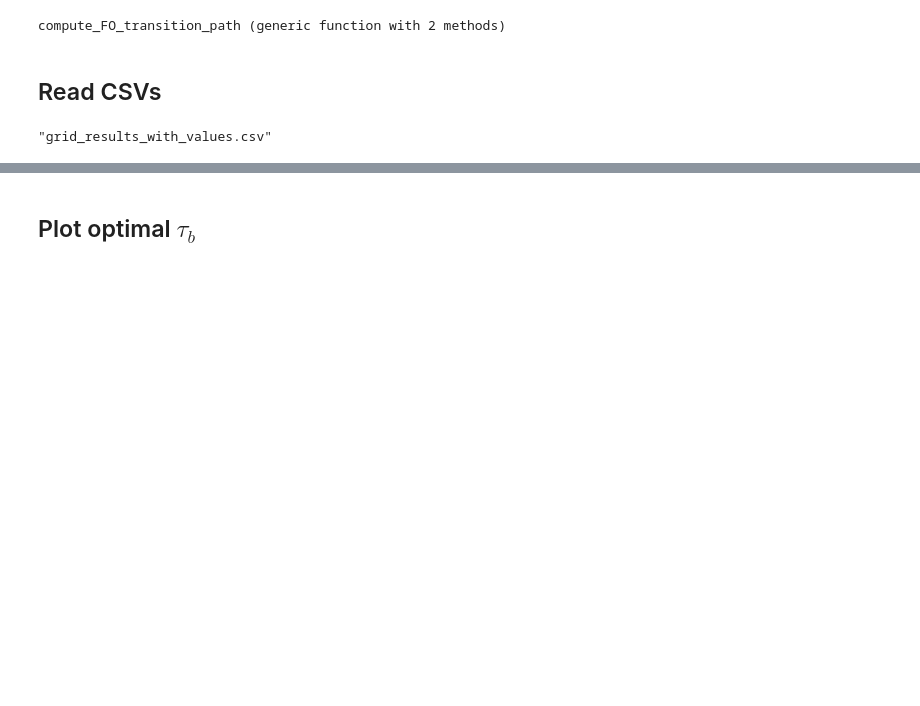
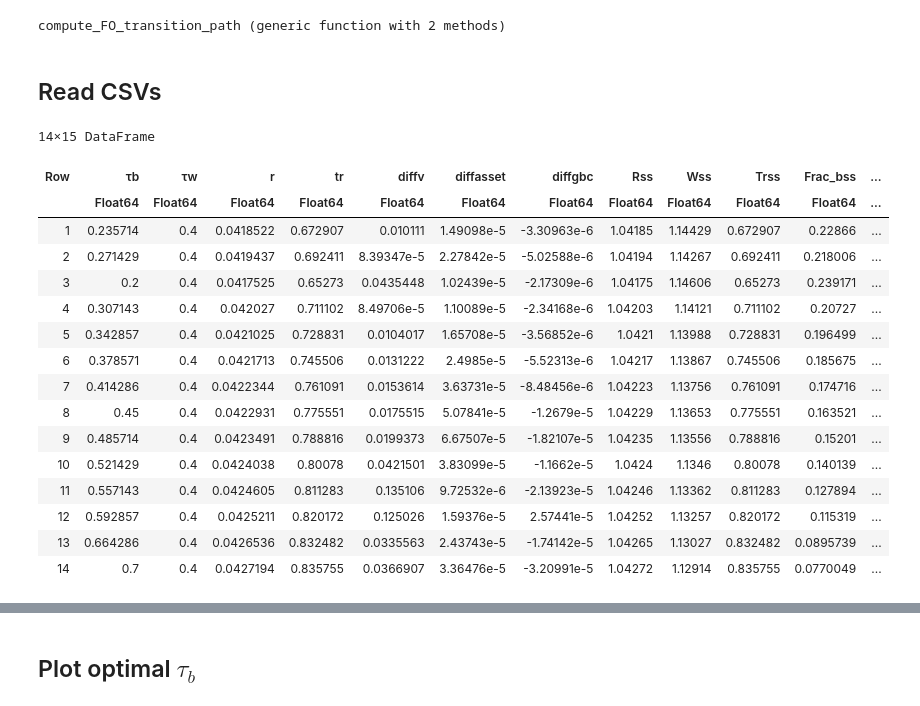
Before and after one commit to apb-umn/BEM, a Jupyter notebook: results1D.ipynb, the cells around one changed output, grey strips where cells are left out. Saved outputs shown, nothing was run; the diff lists cells and outputs as text; code cells hidden in the pictures; blank space fills up the shorter version.

```diff
--- a/results1D.ipynb
+++ b/results1D.ipynb
@@ -13,21 +13,37 @@ compute_FO_transition_path (generic function with 2 methods)
 # %%
 
 # Set path and load data
-path = "/Users/bhandari/Dropbox/optimal_business_taxation/noncompliance/Approximation Code/"
+path = "/Users/bhandari/Dropbox/optimal_business_taxation/noncompliance/Approximation Code/anm_git/"
 cd(path)
-#df = CSV.read(path*"grid_results_with_values.csv", DataFrame)
+df = CSV.read(path*"grid_results_with_values.csv", DataFrame)
 
-# run the part below if u want to have just ran a new set of cases
-files = filter(f -> occursin(r"^case_\d+\.\d+_\d+\.\d+\.csv$", f), readdir(path))
+# # run the part below if u want to have just ran a new set of cases
+# files = filter(f -> occursin(r"^case_\d+\.\d+_\d+\.\d+\.csv$", f), readdir(path))
 
-# Read all matching files into a vector of DataFrames
-dfs = [CSV.read(joinpath(path, file), DataFrame) for file in files]
+# # Read all matching files into a vector of DataFrames
+# dfs = [CSV.read(joinpath(path, file), DataFrame) for file in files]
 
-# Optionally, combine into a single DataFrame (if same structure)
-df= vcat(dfs...)
-CSV.write("grid_results_with_values.csv", df)
+# # Optionally, combine into a single DataFrame (if same structure)
+# df= vcat(dfs...)
+# CSV.write("grid_results_with_values.csv", df)
 # %% [output]
-"grid_results_with_values.csv"
+14×15 DataFrame
+| Row | τb | τw | r | tr | diffv | diffasset | diffgbc | Rss | Wss | Trss | Frac_bss | ... |
+|  | Float64 | Float64 | Float64 | Float64 | Float64 | Float64 | Float64 | Float64 | Float64 | Float64 | Float64 | ... |
+| 1 | 0.235714 | 0.4 | 0.0418522 | 0.672907 | 0.010111 | 1.49098e-5 | -3.30963e-6 | 1.04185 | 1.14429 | 0.672907 | 0.22866 | ... |
+| 2 | 0.271429 | 0.4 | 0.0419437 | 0.692411 | 8.39347e-5 | 2.27842e-5 | -5.02588e-6 | 1.04194 | 1.14267 | 0.692411 | 0.218006 | ... |
+| 3 | 0.2 | 0.4 | 0.0417525 | 0.65273 | 0.0435448 | 1.02439e-5 | -2.17309e-6 | 1.04175 | 1.14606 | 0.65273 | 0.239171 | ... |
+| 4 | 0.307143 | 0.4 | 0.042027 | 0.711102 | 8.49706e-5 | 1.10089e-5 | -2.34168e-6 | 1.04203 | 1.14121 | 0.711102 | 0.20727 | ... |
+| 5 | 0.342857 | 0.4 | 0.0421025 | 0.728831 | 0.0104017 | 1.65708e-5 | -3.56852e-6 | 1.0421 | 1.13988 | 0.728831 | 0.196499 | ... |
+| 6 | 0.378571 | 0.4 | 0.0421713 | 0.745506 | 0.0131222 | 2.4985e-5 | -5.52313e-6 | 1.04217 | 1.13867 | 0.745506 | 0.185675 | ... |
+| 7 | 0.414286 | 0.4 | 0.0422344 | 0.761091 | 0.0153614 | 3.63731e-5 | -8.48456e-6 | 1.04223 | 1.13756 | 0.761091 | 0.174716 | ... |
+| 8 | 0.45 | 0.4 | 0.0422931 | 0.775551 | 0.0175515 | 5.07841e-5 | -1.2679e-5 | 1.04229 | 1.13653 | 0.775551 | 0.163521 | ... |
+| 9 | 0.485714 | 0.4 | 0.0423491 | 0.788816 | 0.0199373 | 6.67507e-5 | -1.82107e-5 | 1.04235 | 1.13556 | 0.788816 | 0.15201 | ... |
+| 10 | 0.521429 | 0.4 | 0.0424038 | 0.80078 | 0.0421501 | 3.83099e-5 | -1.1662e-5 | 1.0424 | 1.1346 | 0.80078 | 0.140139 | ... |
+| 11 | 0.557143 | 0.4 | 0.0424605 | 0.811283 | 0.135106 | 9.72532e-6 | -2.13923e-5 | 1.04246 | 1.13362 | 0.811283 | 0.127894 | ... |
+| 12 | 0.592857 | 0.4 | 0.0425211 | 0.820172 | 0.125026 | 1.59376e-5 | 2.57441e-5 | 1.04252 | 1.13257 | 0.820172 | 0.115319 | ... |
+| 13 | 0.664286 | 0.4 | 0.0426536 | 0.832482 | 0.0335563 | 2.43743e-5 | -1.74142e-5 | 1.04265 | 1.13027 | 0.832482 | 0.0895739 | ... |
+| 14 | 0.7 | 0.4 | 0.0427194 | 0.835755 | 0.0366907 | 3.36476e-5 | -3.20991e-5 | 1.04272 | 1.12914 | 0.835755 | 0.0770049 | ... |
 # %%
 df
 # %% [output]
```
Also changed, not shown: parts of 5 cells of this notebook, 11 other files.
